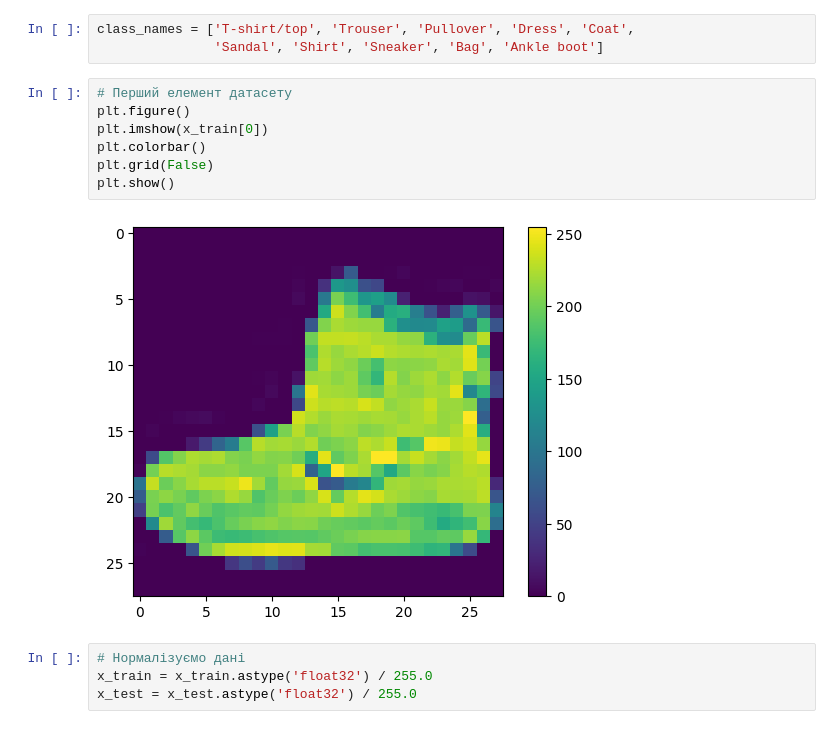
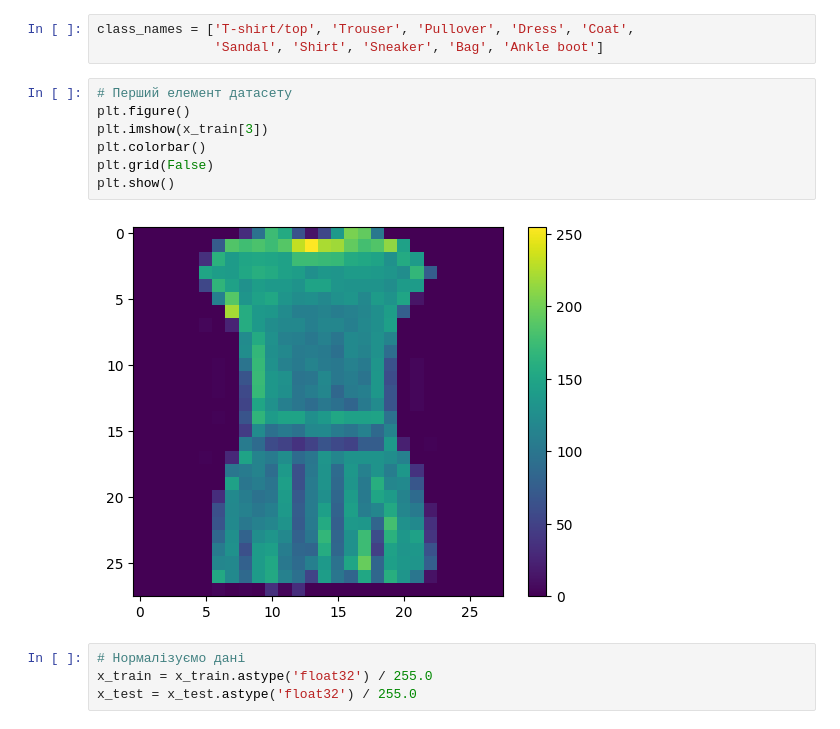
Before and after one commit to JurijProcenko/DS-HW09, a Jupyter notebook: DS_Hw09.ipynb, the cells around one changed output. Drawn from its saved outputs; the diff is of its cells as text.

```diff
--- a/DS_Hw09.ipynb
+++ b/DS_Hw09.ipynb
@@ -50,12 +50,12 @@ class_names = ['T-shirt/top', 'Trouser', 'Pullover', 'Dress', 'Coat',
 # %%
 # Перший елемент датасету
 plt.figure()
-plt.imshow(x_train[0])
+plt.imshow(x_train[3])
 plt.colorbar()
 plt.grid(False)
 plt.show()
 # %% [output]
-[figure, old version]
+[figure, new version]
 # %%
 # Нормалізуємо дані
 x_train = x_train.astype('float32') / 255.0
```
